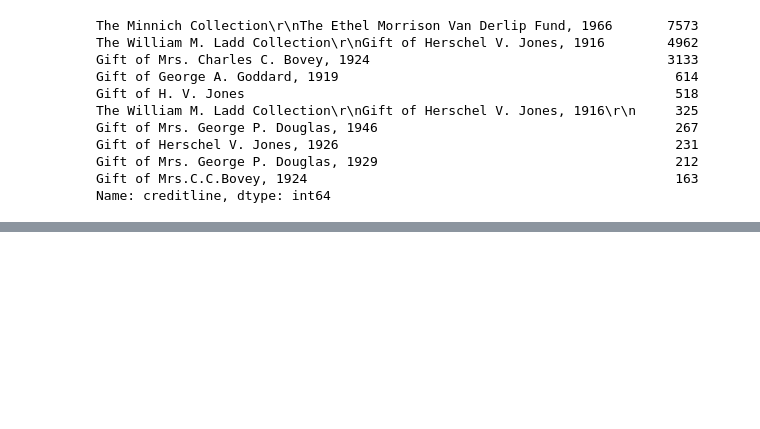
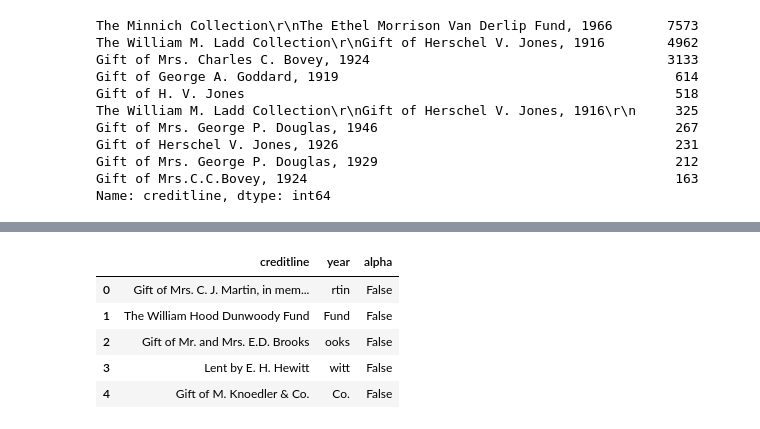
Before and after one commit to jackrapp/collection_map, a Jupyter notebook: accession_number_to_year.ipynb, the cells around one changed output, grey strips where cells are left out. Cells and saved outputs as stored; diff of their text form; code cells hidden in the pictures; blank space fills up the shorter version.

Commit message:
automate creditline to year

```diff
--- a/accession_number_to_year.ipynb
+++ b/accession_number_to_year.ipynb
@@ -116,0 +96,21 @@ Name: creditline, dtype: int64
+# %%
+# pull value counts into dataframe/series
+creditlines = df_remainder.creditline.unique()
+creditlines_df = pd.DataFrame(creditlines, columns=['creditline'])
+# %%
+# convert all columns to string to fix float type error
+creditlines_df['creditline'] = creditlines_df['creditline'].apply(lambda x: str(x))
+# %%
+# add column with last 4 digits of each creditline
+creditlines_df['year'] = creditlines_df['creditline'].apply(lambda x: x[-4:])
+
+#check to see if year column is numerical
+creditlines_df['alpha'] = creditlines_df['year'].apply(lambda x: x.isdigit())
+creditlines_df.head()
+# %% [output]
+|  | creditline | year | alpha |
+| 0 | Gift of Mrs. C. J. Martin, in mem... | rtin | False |
+| 1 | The William Hood Dunwoody Fund | Fund | False |
+| 2 | Gift of Mr. and Mrs. E.D. Brooks | ooks | False |
+| 3 | Lent by E. H. Hewitt | witt | False |
+| 4 | Gift of M. Knoedler & Co. | Co. | False |
```
Also changed, not shown: parts of 31 cells of this notebook.
